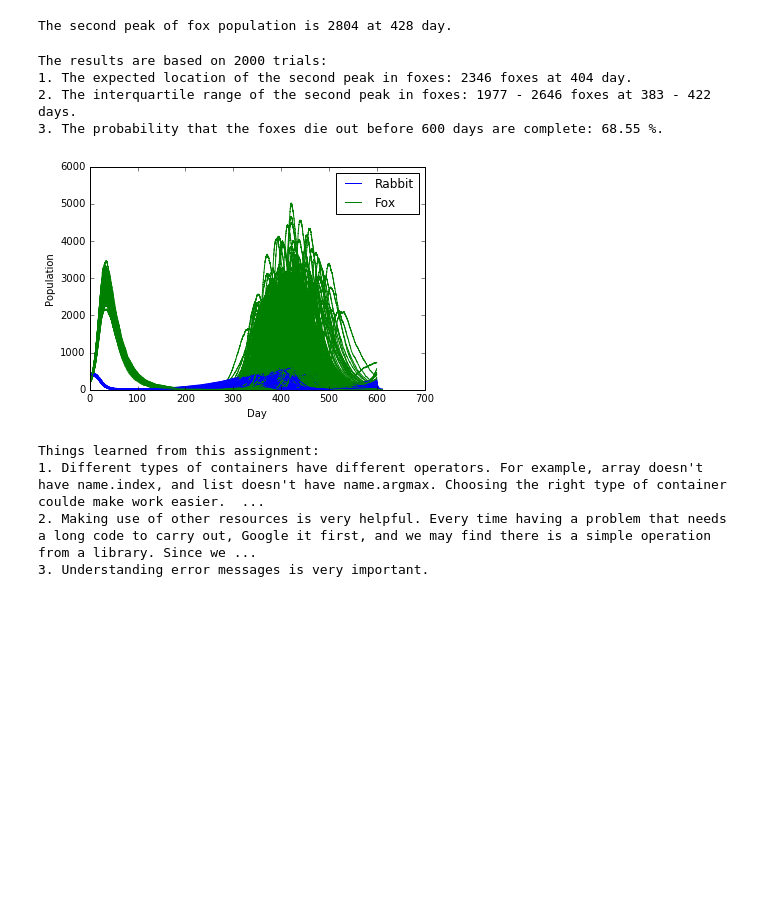
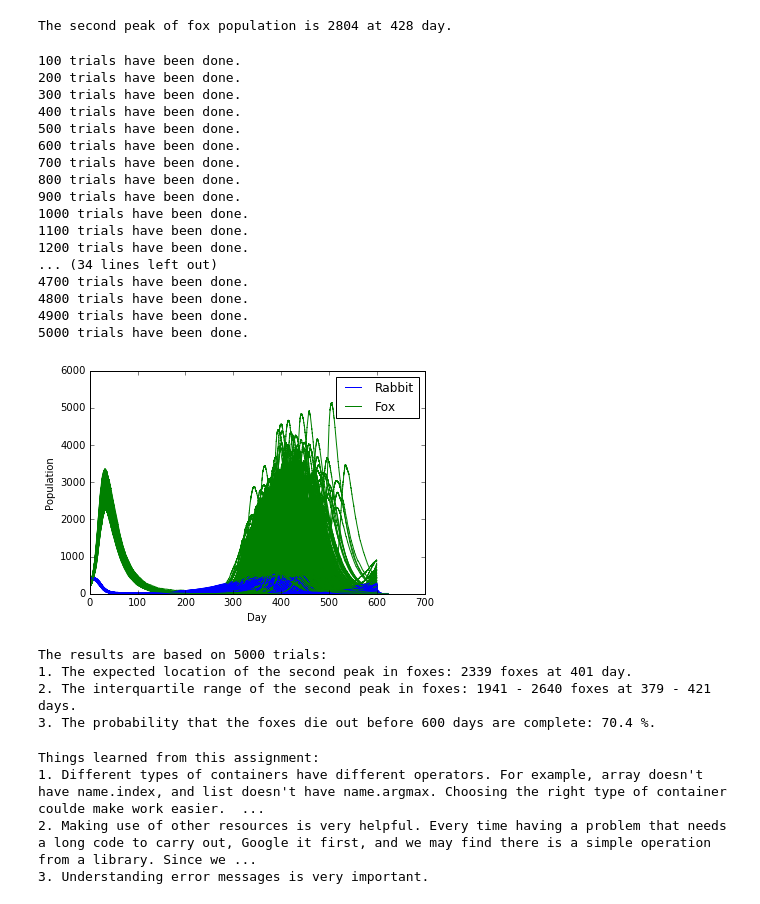
Before and after one commit to GregZaylor/rabbits-and-foxes-yujiazhang84, a Jupyter notebook: rabbits-and-foxes.ipynb, the cells around one changed output. Drawn from its saved outputs; the diff is of its cells as text; code cells hidden in the pictures; blank space fills up the shorter version.

Commit message:
Should be the final version based on what was learned from the lecture

```diff
--- a/rabbits-and-foxes.ipynb
+++ b/rabbits-and-foxes.ipynb
@@ -162,12 +162,14 @@ rabbits_0 = 400
 foxes_0 = 200
 
 # Define
-j=0
+j = 0
 count_fox_dieout = 0
+count_rabbit_dieout = 0
 fox_peaks = []
 corresponding_ts = []
+running_print = 1
 
-while j < 2000:
+while j < 5000:
 
 # Create empty list and initiate
     rabbits = []
@@ -189,9 +191,14 @@ while j < 2000:
         R_k2 = r_k1 + r_k2
         R_k3 = r_k1 + r_k2 + r_k3
         Q_k = r_k1 + r_k2 + r_k3 + r_k4
-        Q_k = np.round(r_k1 + r_k2 + r_k3 + r_k4,10)
 
-        u = np.random.uniform(0,1)
+# Count the situation rabbits and foxes both die out (Q_k = 0)
+        if Q_k == 0.0:
+#            count_rabbit_dieout = count_rabbit_dieout + 1
+            j = j + 1
+            break
+
+        u = 1.0 - np.random.rand()
         uQ = u * Q_k
 
 # Decide which event happens
@@ -209,11 +216,13 @@ while j < 2000:
             foxes.append(foxes[i] - 1)
 
 # Update the time
-        delta_t = (1/Q_k) * (np.log(1/u))
+        v = 1.0 - np.random.rand()
+        delta_t = (1/Q_k) * (np.log(1/v))
         t.append(t[i] + delta_t)
 
 # Set the end day
         if t[-1] >=600:
+            j = j + 1
             break
 
 # Count the situation foxes die out
@@ -221,49 +230,58 @@ while j < 2000:
         count_fox_dieout = count_fox_dieout + 1
 
 # Plot the situation foxes don't die out
-    else:
+    elif rabbits[-1] != 0:
         plt.plot(t, rabbits, 'b')
         plt.plot(t, foxes, 'g')
-
 
 # Second peaks
         foxes_secondhalf = foxes[len(foxes)//2:]
         t_secondhalf = t[len(t)//2:]
         peak_foxes = int(round(np.max(foxes_secondhalf)))
         peak_t = int(np.round(t_secondhalf[foxes_secondhalf.index(np.max(foxes_secondhalf))]))
         fox_peaks.append(peak_foxes)
         corresponding_ts.append(peak_t)
 
-    j = j + 1
+# Just want to know whether the program is still running
+    if j == 100 * running_print:
+        print(j, "trials have been done.")
+        running_print = running_print + 1
 
 # Result calculation
 # 1. Expected second peak
 ave_peak = int(round(np.average(fox_peaks)))
 ave_t = int(round(np.average(corresponding_ts)))
 
 # 2. Interquartile range
 IQR1_peak = int(np.round(np.percentile(fox_peaks, [25])))
 IQR3_peak = int(np.round(np.percentile(fox_peaks, [75])))
 IQR1_t = int(np.round(np.percentile(corresponding_ts, [25])))
 IQR3_t = int(np.round(np.percentile(corresponding_ts, [75])))
 
 # 3. Possibility
 possibility = np.round(count_fox_dieout / j * 100, 2)
 
-# Output
-
-print("The results are based on", j, "trials:")
-print("1. The expected location of the second peak in foxes:", ave_peak, "foxes at", ave_t, "day.")
-print("2. The interquartile range of the second peak in foxes:", IQR1_peak, "-", IQR3_peak, "foxes at",
-      IQR1_t, "-", IQR3_t, "days.")
-print("3. The probability that the foxes die out before 600 days are complete:", possibility, "%.")
+# Plot
 plt.legend(['Rabbit', 'Fox'])
 plt.xlabel('Day')
 plt.ylabel('Population')
 plt.show()
 # %% [output]
-The results are based on 2000 trials:
-1. The expected location of the second peak in foxes: 2346 foxes at 404 day.
-2. The interquartile range of the second peak in foxes: 1977 - 2646 foxes at 383 - 422 days.
-3. The probability that the foxes die out before 600 days are complete: 68.55 %.
+100 trials have been done.
+200 trials have been done.
+300 trials have been done.
+400 trials have been done.
+500 trials have been done.
+600 trials have been done.
+700 trials have been done.
+800 trials have been done.
+900 trials have been done.
+1000 trials have been done.
+1100 trials have been done.
+1200 trials have been done.
+... (34 lines left out)
+4700 trials have been done.
+4800 trials have been done.
+4900 trials have been done.
+5000 trials have been done.
-[figure, old version]
+[figure, new version]
@@ -272,3 +288,15 @@ The results are based on 2000 trials:
+# %%
+# Answer
+print("The results are based on", j, "trials:")
+print("1. The expected location of the second peak in foxes:", ave_peak, "foxes at", ave_t, "day.")
+print("2. The interquartile range of the second peak in foxes:", IQR1_peak, "-", IQR3_peak, "foxes at",
+      IQR1_t, "-", IQR3_t, "days.")
+print("3. The probability that the foxes die out before 600 days are complete:", possibility, "%.")
+# %% [output]
+The results are based on 5000 trials:
+1. The expected location of the second peak in foxes: 2339 foxes at 401 day.
+2. The interquartile range of the second peak in foxes: 1941 - 2640 foxes at 379 - 421 days.
+3. The probability that the foxes die out before 600 days are complete: 70.4 %.
 # %%
 ### Things learned from this assignment
 print("Things learned from this assignment:")
```
Also changed, not shown: parts of 1 cell of this notebook.
